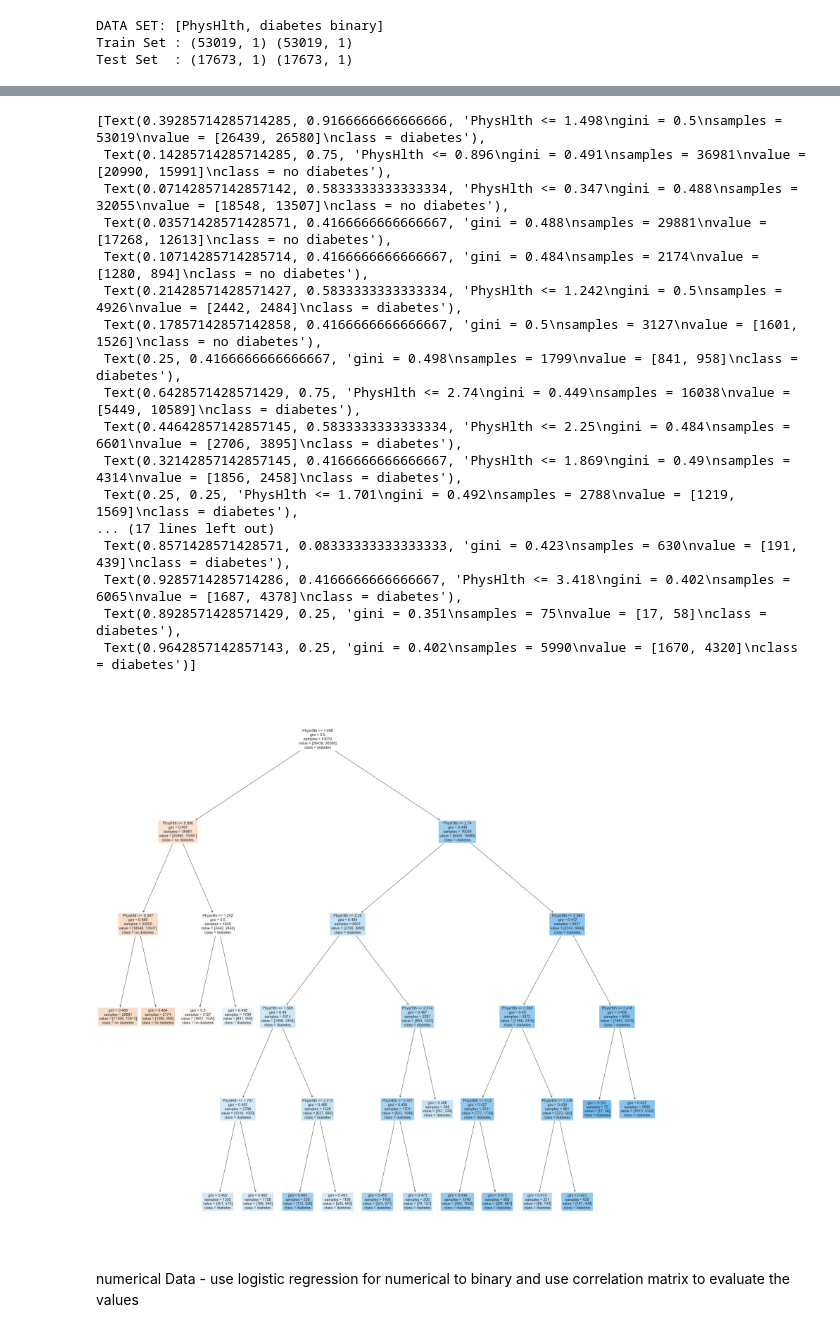
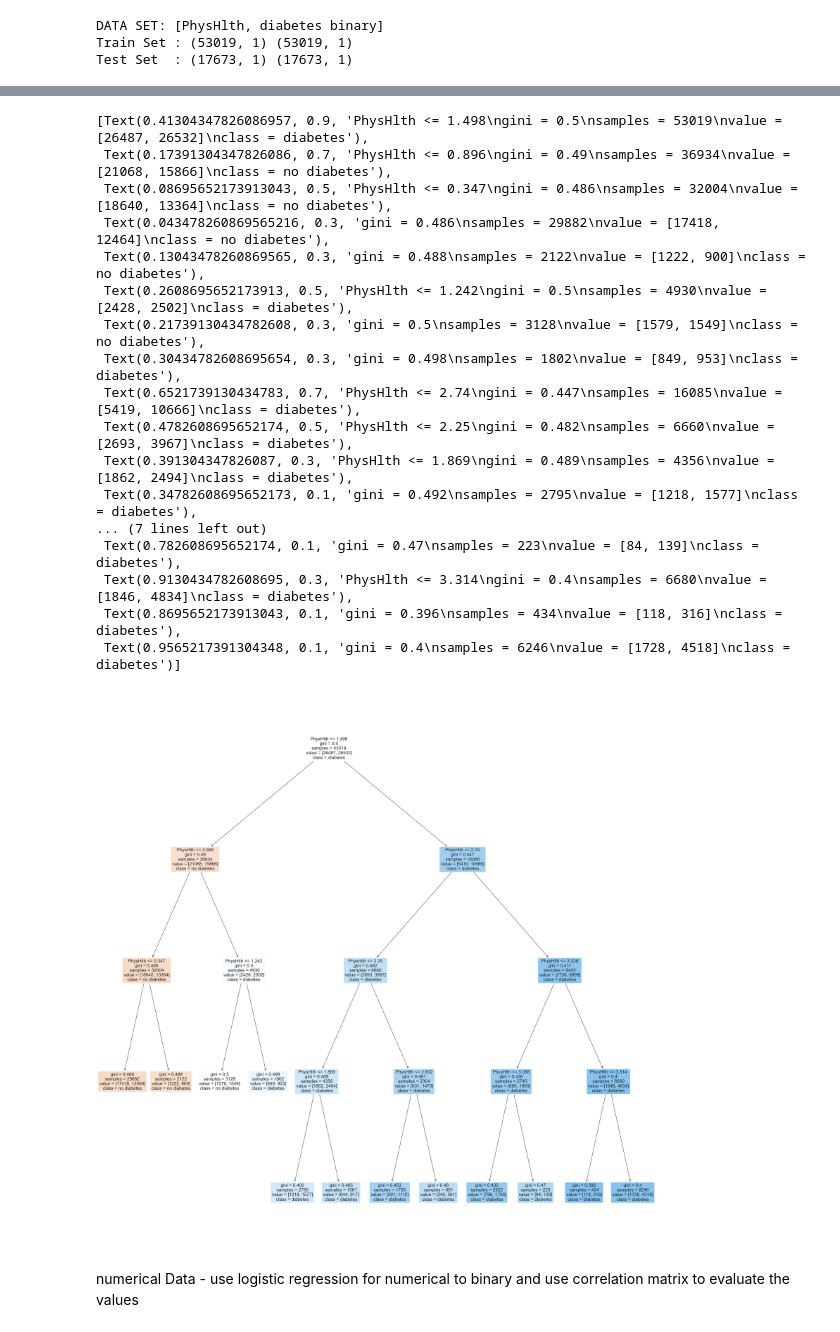
Before and after one commit to ryanphua/SC1015-Mini-Project, a Jupyter notebook: Diabetes Analysis.ipynb, the cells around one changed output, grey strips where cells are left out. Cells and saved outputs as stored; diff of their text form; code cells hidden in the pictures.

```diff
--- a/Diabetes Analysis.ipynb
+++ b/Diabetes Analysis.ipynb
@@ -401,36 +401,36 @@ plot_tree(dectree, filled=True, rounded=True,
 # %%
 # PHYSHLTH DEC TREE
 # Create a Decision Tree Classifier object
-dectree = DecisionTreeClassifier(max_depth = 5)
+dectree = DecisionTreeClassifier(max_depth = 4)
 
 # Train the Decision Tree Classifier model
 dectree.fit(PhysHlth_train, diabetes_train)
 
 from sklearn.tree import plot_tree
 
 f = plt.figure(figsize=(36,36))
 plot_tree(dectree, filled=True, rounded=True,
           feature_names=["PhysHlth"],
           class_names=["no diabetes","diabetes"])
 # %% [output]
-[Text(0.39285714285714285, 0.9166666666666666, 'PhysHlth <= 1.498\ngini = 0.5\nsamples = 53019\nvalue = [26439, 26580]\nclass = diabetes'),
- Text(0.14285714285714285, 0.75, 'PhysHlth <= 0.896\ngini = 0.491\nsamples = 36981\nvalue = [20990, 15991]\nclass = no diabetes'),
- Text(0.07142857142857142, 0.5833333333333334, 'PhysHlth <= 0.347\ngini = 0.488\nsamples = 32055\nvalue = [18548, 13507]\nclass = no diabetes'),
- Text(0.03571428571428571, 0.4166666666666667, 'gini = 0.488\nsamples = 29881\nvalue = [17268, 12613]\nclass = no diabetes'),
- Text(0.10714285714285714, 0.4166666666666667, 'gini = 0.484\nsamples = 2174\nvalue = [1280, 894]\nclass = no diabetes'),
- Text(0.21428571428571427, 0.5833333333333334, 'PhysHlth <= 1.242\ngini = 0.5\nsamples = 4926\nvalue = [2442, 2484]\nclass = diabetes'),
- Text(0.17857142857142858, 0.4166666666666667, 'gini = 0.5\nsamples = 3127\nvalue = [1601, 1526]\nclass = no diabetes'),
- Text(0.25, 0.4166666666666667, 'gini = 0.498\nsamples = 1799\nvalue = [841, 958]\nclass = diabetes'),
- Text(0.6428571428571429, 0.75, 'PhysHlth <= 2.74\ngini = 0.449\nsamples = 16038\nvalue = [5449, 10589]\nclass = diabetes'),
- Text(0.44642857142857145, 0.5833333333333334, 'PhysHlth <= 2.25\ngini = 0.484\nsamples = 6601\nvalue = [2706, 3895]\nclass = diabetes'),
- Text(0.32142857142857145, 0.4166666666666667, 'PhysHlth <= 1.869\ngini = 0.49\nsamples = 4314\nvalue = [1856, 2458]\nclass = diabetes'),
- Text(0.25, 0.25, 'PhysHlth <= 1.701\ngini = 0.492\nsamples = 2788\nvalue = [1219, 1569]\nclass = diabetes'),
-... (17 lines left out)
- Text(0.8571428571428571, 0.08333333333333333, 'gini = 0.423\nsamples = 630\nvalue = [191, 439]\nclass = diabetes'),
- Text(0.9285714285714286, 0.4166666666666667, 'PhysHlth <= 3.418\ngini = 0.402\nsamples = 6065\nvalue = [1687, 4378]\nclass = diabetes'),
- Text(0.8928571428571429, 0.25, 'gini = 0.351\nsamples = 75\nvalue = [17, 58]\nclass = diabetes'),
- Text(0.9642857142857143, 0.25, 'gini = 0.402\nsamples = 5990\nvalue = [1670, 4320]\nclass = diabetes')]
+[Text(0.41304347826086957, 0.9, 'PhysHlth <= 1.498\ngini = 0.5\nsamples = 53019\nvalue = [26487, 26532]\nclass = diabetes'),
+ Text(0.17391304347826086, 0.7, 'PhysHlth <= 0.896\ngini = 0.49\nsamples = 36934\nvalue = [21068, 15866]\nclass = no diabetes'),
+ Text(0.08695652173913043, 0.5, 'PhysHlth <= 0.347\ngini = 0.486\nsamples = 32004\nvalue = [18640, 13364]\nclass = no diabetes'),
+ Text(0.043478260869565216, 0.3, 'gini = 0.486\nsamples = 29882\nvalue = [17418, 12464]\nclass = no diabetes'),
+ Text(0.13043478260869565, 0.3, 'gini = 0.488\nsamples = 2122\nvalue = [1222, 900]\nclass = no diabetes'),
+ Text(0.2608695652173913, 0.5, 'PhysHlth <= 1.242\ngini = 0.5\nsamples = 4930\nvalue = [2428, 2502]\nclass = diabetes'),
+ Text(0.21739130434782608, 0.3, 'gini = 0.5\nsamples = 3128\nvalue = [1579, 1549]\nclass = no diabetes'),
+ Text(0.30434782608695654, 0.3, 'gini = 0.498\nsamples = 1802\nvalue = [849, 953]\nclass = diabetes'),
+ Text(0.6521739130434783, 0.7, 'PhysHlth <= 2.74\ngini = 0.447\nsamples = 16085\nvalue = [5419, 10666]\nclass = diabetes'),
+ Text(0.4782608695652174, 0.5, 'PhysHlth <= 2.25\ngini = 0.482\nsamples = 6660\nvalue = [2693, 3967]\nclass = diabetes'),
+ Text(0.391304347826087, 0.3, 'PhysHlth <= 1.869\ngini = 0.489\nsamples = 4356\nvalue = [1862, 2494]\nclass = diabetes'),
+ Text(0.34782608695652173, 0.1, 'gini = 0.492\nsamples = 2795\nvalue = [1218, 1577]\nclass = diabetes'),
+... (7 lines left out)
+ Text(0.782608695652174, 0.1, 'gini = 0.47\nsamples = 223\nvalue = [84, 139]\nclass = diabetes'),
+ Text(0.9130434782608695, 0.3, 'PhysHlth <= 3.314\ngini = 0.4\nsamples = 6680\nvalue = [1846, 4834]\nclass = diabetes'),
+ Text(0.8695652173913043, 0.1, 'gini = 0.396\nsamples = 434\nvalue = [118, 316]\nclass = diabetes'),
+ Text(0.9565217391304348, 0.1, 'gini = 0.4\nsamples = 6246\nvalue = [1728, 4518]\nclass = diabetes')]
-[figure, old version]
+[figure, new version]
 # %% [markdown]
 numerical Data - use logistic regression for numerical to binary and use correlation matrix to evaluate the values
 # %%
```
Also changed, not shown: parts of 16 cells of this notebook.
